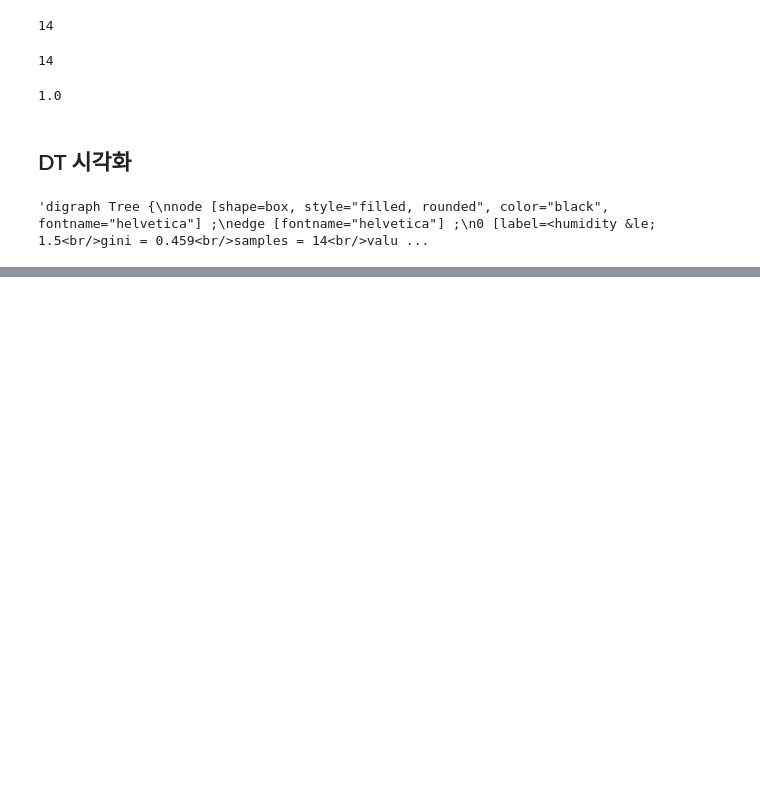
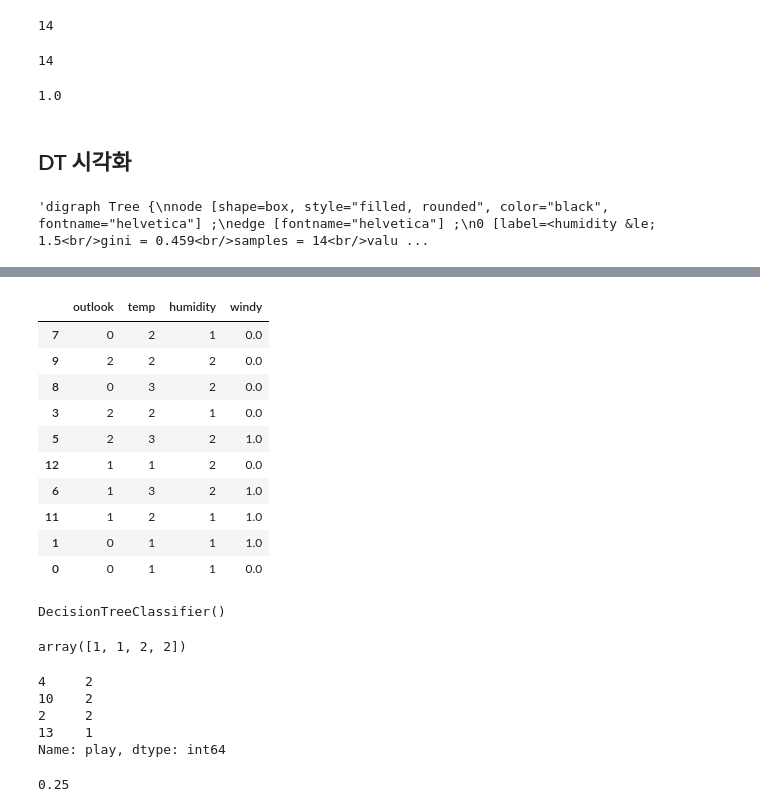
Before and after one commit to nojiyoon/SeSAC_code, a Jupyter notebook: 1월14일_머신러닝.ipynb, the cells around one changed output, grey strips where cells are left out. Cells and saved outputs as stored; diff of their text form; code cells hidden in the pictures; blank space fills up the shorter version.

```diff
--- a/1월14일_머신러닝.ipynb
+++ b/1월14일_머신러닝.ipynb
@@ -30,7 +32,7 @@ pd.read_csv('/content/drive/MyDrive/2022새싹/playtennis.csv')
 | 12 | overcast | hot | normal | False | yes |
 | 13 | rainy | mild | high | True | no |
 # %%
-tennis_data = pd.read_csv('/content/drive/MyDrive/2022새싹/playtennis.csv')
+tennis_data = pd.read_csv('/content/drive/MyDrive/2022새싹/PlayTennis_kaggle.csv')
 # %%
 tennis_data.outlook.replace("sunny",0, inplace=True)
 tennis_data
@@ -279,0 +300,2 @@ Image(dt_graph.create_png()) # 지니=불순도. 지니지수 낮을수록 잘
+# %%
+train_test_split(X, y)
@@ -279,0 +320,16 @@ Image(dt_graph.create_png()) # 지니=불순도. 지니지수 낮을수록 잘
+# %%
+X_train, X_test, y_train, y_test = train_test_split(X, y)
+# %%
+X_train
+# %% [output]
+|  | outlook | temp | humidity | windy |
+| 7 | 0 | 2 | 1 | 0.0 |
+| 9 | 2 | 2 | 2 | 0.0 |
+| 8 | 0 | 3 | 2 | 0.0 |
+| 3 | 2 | 2 | 1 | 0.0 |
+| 5 | 2 | 3 | 2 | 1.0 |
+| 12 | 1 | 1 | 2 | 0.0 |
+| 6 | 1 | 3 | 2 | 1.0 |
+| 11 | 1 | 2 | 1 | 1.0 |
+| 1 | 0 | 1 | 1 | 1.0 |
+| 0 | 0 | 1 | 1 | 0.0 |
@@ -279,0 +338,20 @@ Image(dt_graph.create_png()) # 지니=불순도. 지니지수 낮을수록 잘
+# %%
+dt_clf.fit(X_train, y_train) # tree를 만들었음
+# %% [output]
+DecisionTreeClassifier()
+# %%
+dt_clf.predict(X_test)
+# %% [output]
+array([1, 1, 2, 2])
+# %%
+y_test
+# %% [output]
+4     2
+10    2
+2     2
+13    1
+Name: play, dtype: int64
+# %%
+accuracy_score(y_test, dt_clf.predict(X_test)) # 찐, 예측 순서로 쓴다
+# %% [output]
+0.25
```
Also changed, not shown: parts of 11 cells of this notebook.
